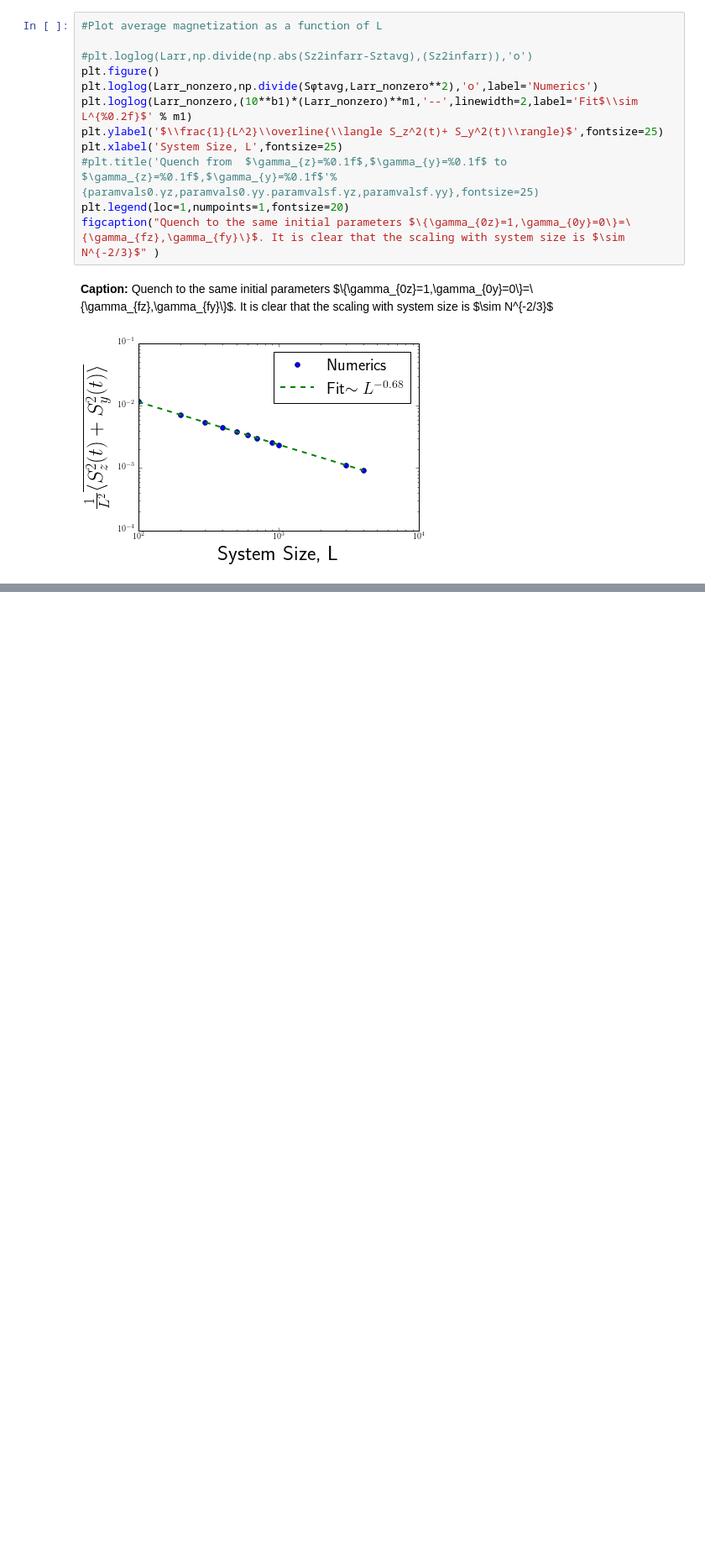
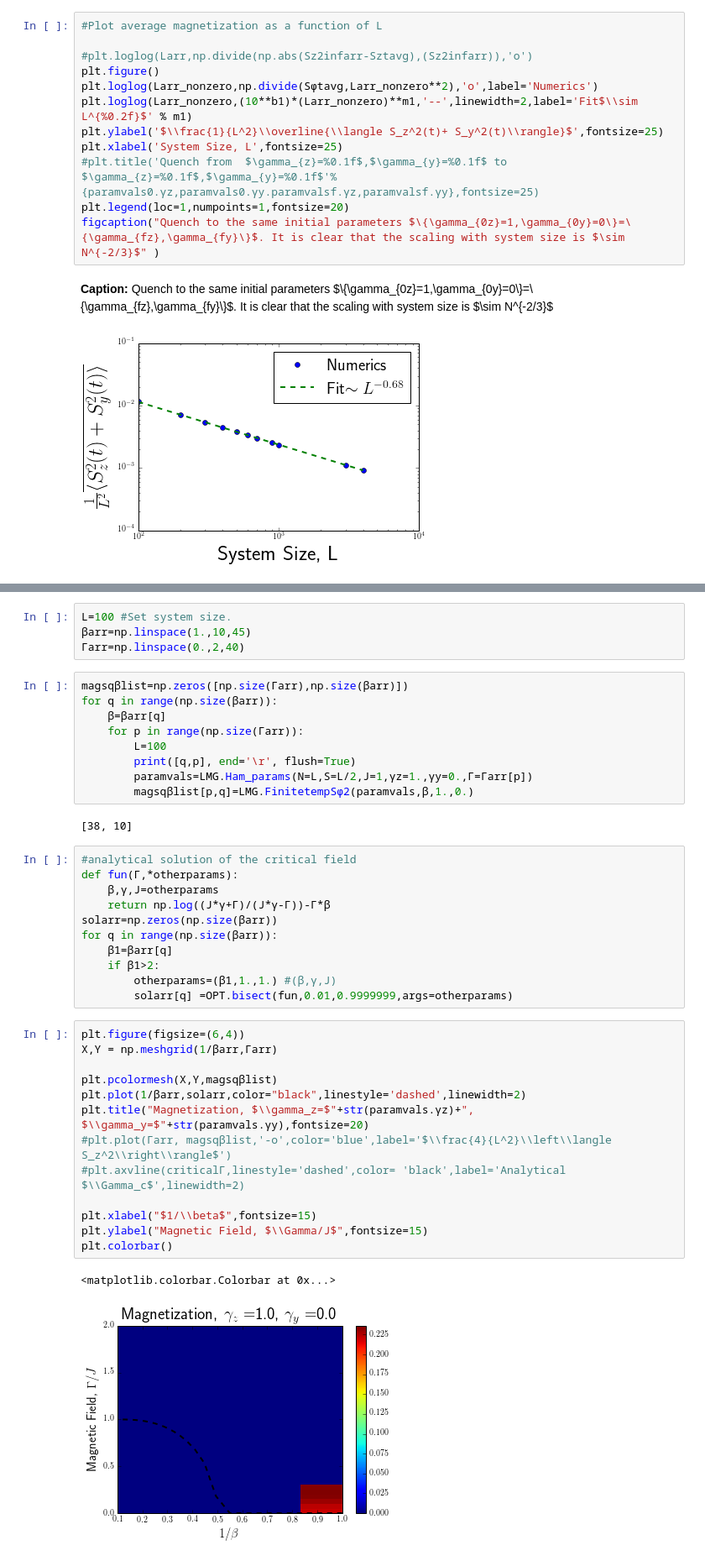
Before and after one commit to paraj003/LMG_quench, a Jupyter notebook: LMG_sim.ipynb, the cells around one changed output, grey strips where cells are left out. Shown at 84% size. Drawn from its saved outputs; the diff is of its cells as text; blank space fills up the shorter version.

Commit message:
Added function for finite temperature magnetization

```diff
--- a/LMG_sim.ipynb
+++ b/LMG_sim.ipynb
@@ -535,0 +630,42 @@ In this section we compare how
+# %%
+L=100 #Set system size.
+βarr=np.linspace(1.,10,45)
+Γarr=np.linspace(0.,2,40)
+# %%
+magsqβlist=np.zeros([np.size(Γarr),np.size(βarr)])
+for q in range(np.size(βarr)):
+    β=βarr[q]
+    for p in range(np.size(Γarr)):
+        L=100
+        print([q,p], end='\r', flush=True)
+        paramvals=LMG.Ham_params(N=L,S=L/2,J=1,γz=1.,γy=0.,Γ=Γarr[p])
+        magsqβlist[p,q]=LMG.FinitetempSϕ2(paramvals,β,1.,0.)
+# %% [output]
+[38, 10]
+# %%
+#analytical solution of the critical field
+def fun(Γ,*otherparams):
+    β,γ,J=otherparams
+    return np.log((J*γ+Γ)/(J*γ-Γ))-Γ*β
+solarr=np.zeros(np.size(βarr))
+for q in range(np.size(βarr)):
+    β1=βarr[q]
+    if β1>2:
+        otherparams=(β1,1.,1.) #(β,γ,J)
+        solarr[q] =OPT.bisect(fun,0.01,0.9999999,args=otherparams)
+# %%
+plt.figure(figsize=(6,4))
+X,Y = np.meshgrid(1/βarr,Γarr)
+
+plt.pcolormesh(X,Y,magsqβlist)
+plt.plot(1/βarr,solarr,color="black",linestyle='dashed',linewidth=2)
+plt.title("Magnetization, $\\gamma_z=$"+str(paramvals.γz)+", $\\gamma_y=$"+str(paramvals.γy),fontsize=20)
+#plt.plot(Γarr, magsqβlist,'-o',color='blue',label='$\\frac{4}{L^2}\\left\\langle S_z^2\\right\\rangle$')
+#plt.axvline(criticalΓ,linestyle='dashed',color= 'black',label='Analytical $\\Gamma_c$',linewidth=2)
+
+plt.xlabel("$1/\\beta$",fontsize=15)
+plt.ylabel("Magnetic Field, $\\Gamma/J$",fontsize=15)
+plt.colorbar()
+# %% [output]
+<matplotlib.colorbar.Colorbar at 0x...>
+[figure, added]
```
Also changed, not shown: parts of 17 cells of this notebook, 1 other file.
